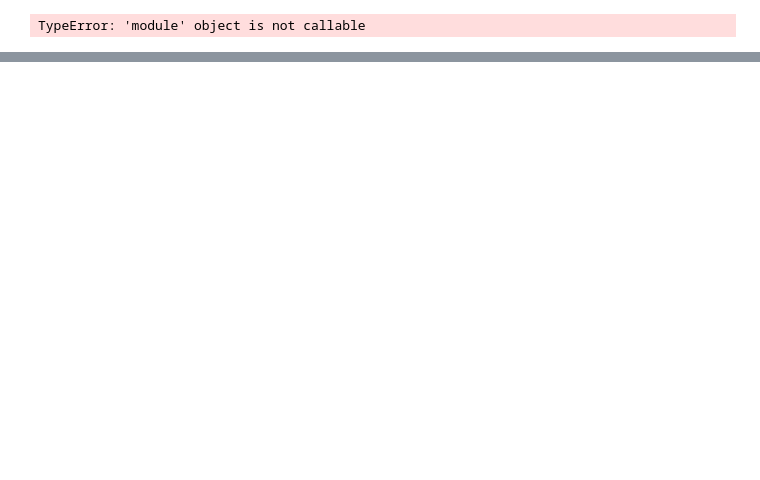
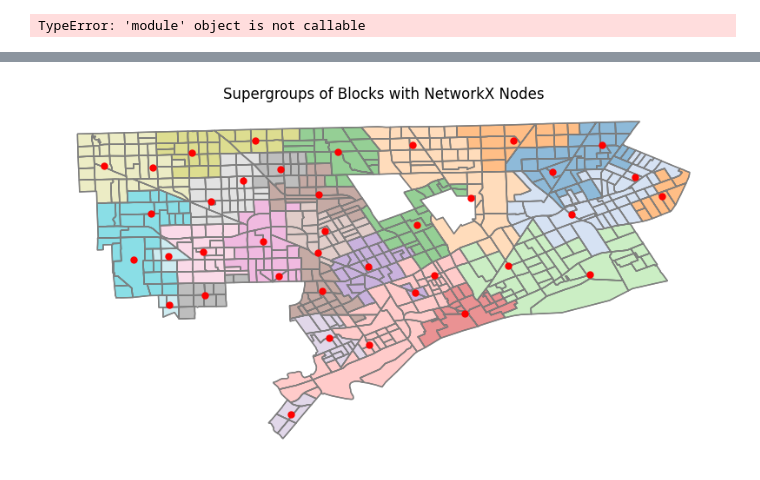
Before and after one commit to mgagea/CMSE202-Final-Project, a Jupyter notebook: Main_Project.ipynb, the cells around one changed output, grey strips where cells are left out. Cells and saved outputs as stored; diff of their text form; code cells hidden in the pictures; blank space fills up the shorter version.

```diff
--- a/Main_Project.ipynb
+++ b/Main_Project.ipynb
@@ -313,0 +374,87 @@ TypeError: 'module' object is not callable
+# %%
+import networkx as nx
+
+def find_adjacent_blocks(block, gdf):
+    """
+    Finds blocks adjacent to the given block.
+
+    Parameters:
+    - block: The GeoDataFrame row of the current block.
+    - gdf: The entire GeoDataFrame of blocks.
+
+    Returns:
+    - A GeoDataFrame of adjacent blocks.
+    """
+    adjacent = gdf[gdf.geometry.touches(block.geometry)]
+    return adjacent
+
+def group_blocks(gdf, target_population, margin=1000):
+    """
+    Groups blocks into superblocks based on adjacency and population criteria.
+
+    Parameters:
+    - gdf: GeoDataFrame containing all blocks with their population.
+    - target_population: The target population for each superblock.
+    - margin: The margin of error for the target population.
+
+    Returns:
+    - A list of GeoDataFrames, each representing a grouped superblock.
+    """
+    grouped_blocks = []
+    visited = set()
+
+    for index, block in gdf.iterrows():
+        if index in visited:
+            continue
+
+        current_group = [block]
+        current_population = block['VALUE9']
+        queue = [block]
+        visited.add(index)
+
+        while queue:
+            current_block = queue.pop(0)
+            if current_population >= target_population - margin and current_population <= target_population + margin:
+                break
+
+            adjacents = find_adjacent_blocks(current_block, gdf)
+
+            for _, adj_block in adjacents.iterrows():
+                adj_index = adj_block.name
+                if adj_index not in visited and current_population + adj_block['VALUE9'] <= target_population + margin:
+                    visited.add(adj_index)
+                    current_group.append(adj_block)
+                    current_population += adj_block['VALUE9']
+                    queue.append(adj_block)
+
+        if current_group:
+            grouped_blocks.append(gpd.GeoDataFrame(current_group))
+
+    return grouped_blocks
+
+gdf = gpd.read_file("datasets")
+target_population = 20000
+margin = 2000
+supergroups = group_blocks(gdf, target_population, margin)
+G = nx.Graph()
+pos = {}
+for i, group in enumerate(supergroups):
+    superblock = group.unary_union
+    centroid = superblock.centroid
+    G.add_node(i)
+    pos[i] = (centroid.x, centroid.y)
+
+# Plotting
+fig, ax = plt.subplots(figsize=(10, 10))
+gdf.boundary.plot(ax=ax, linewidth=1, color='gray')
+colors = plt.cm.get_cmap('tab20', len(supergroups))
+for i, group in enumerate(supergroups):
+    group.plot(ax=ax, color=colors(i), edgecolor='black', alpha=0.5)
+ax.set_title('Supergroups of Blocks with NetworkX Nodes')
+ax.set_axis_off()
+for node, (x, y) in pos.items():
+    ax.plot(x, y, marker='o', color='red', markersize=5)
+
+plt.show()
+# %% [output]
+[figure, added]
```
Also changed, not shown: parts of 3 cells of this notebook.
